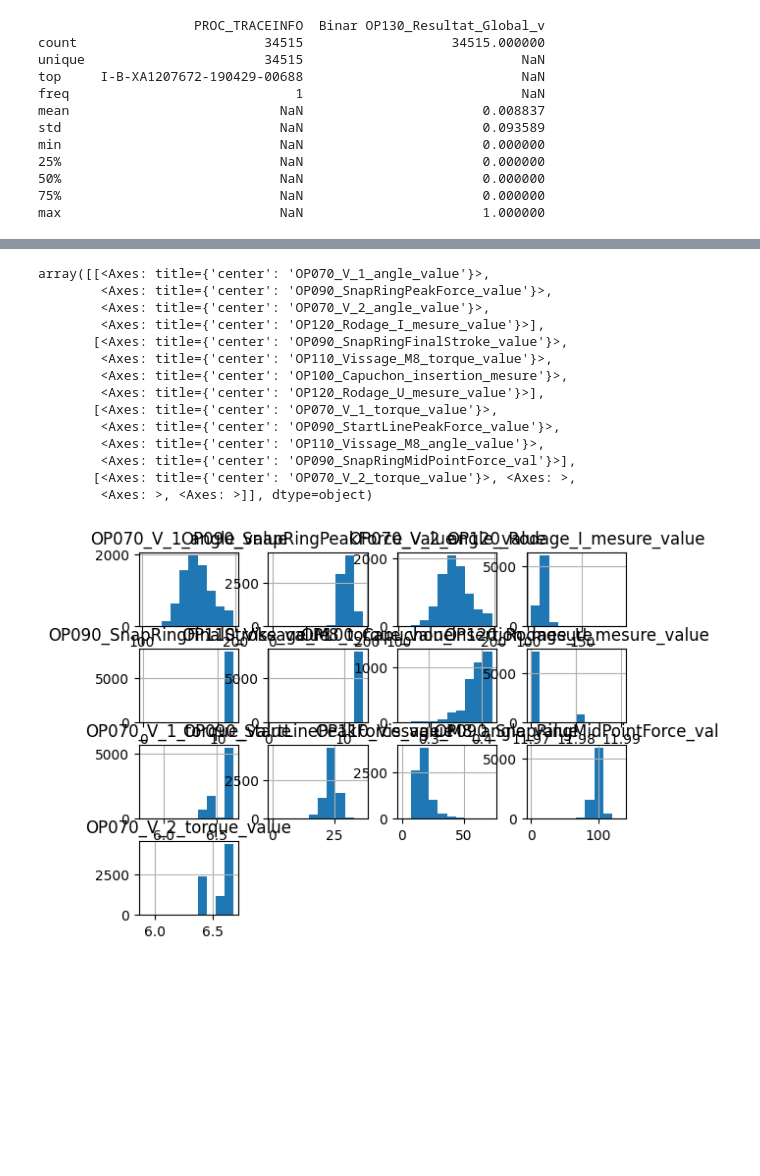
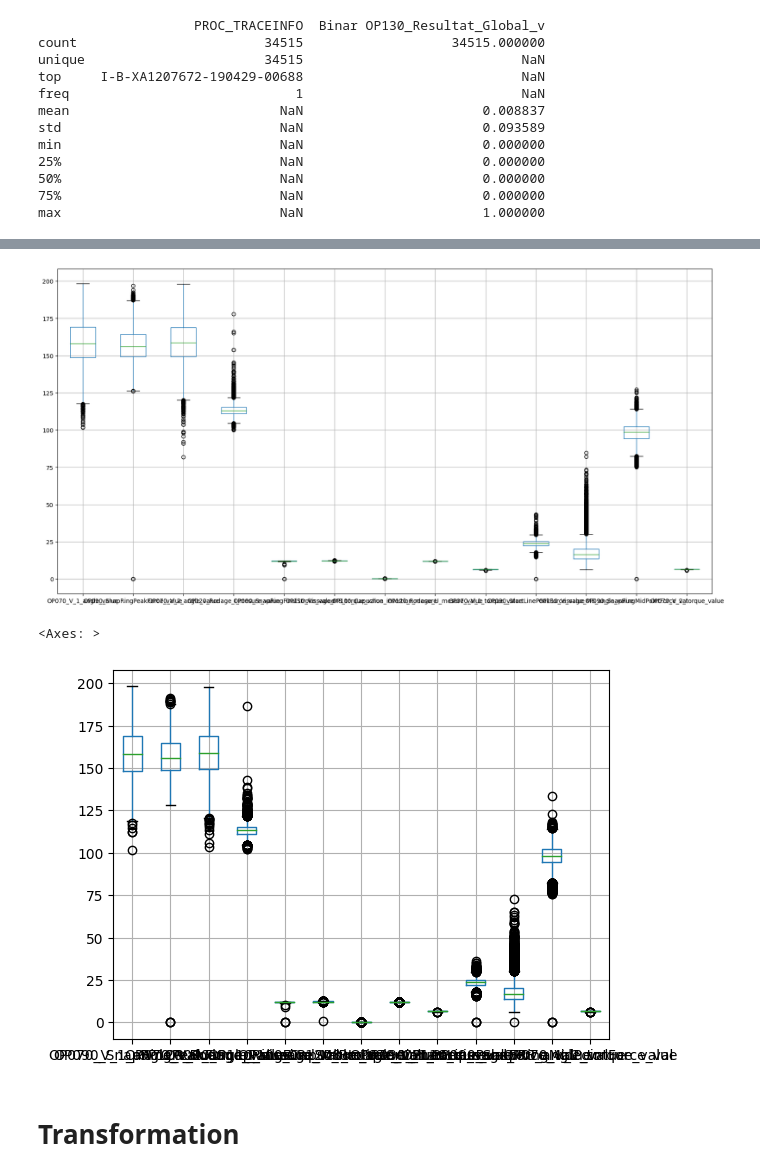
Before and after one commit to TonioHathos/AI_Valeo, a Jupyter notebook: Pre_processing_dataset.ipynb, the cells around one changed output, grey strips where cells are left out. Cells and saved outputs as stored; diff of their text form; code cells hidden in the pictures; blank space fills up the shorter version.

```diff
--- a/Pre_processing_dataset.ipynb
+++ b/Pre_processing_dataset.ipynb
@@ -155,18 +226,11 @@ max                            NaN                       1.000000
+# %%
+bp = df_training_inputs.boxplot(figsize=(20,10))
+# %% [output]
+[figure, added]
 # %%
-df_test_inputs.hist()
+df_test_inputs.boxplot()
 # %% [output]
-array([[<Axes: title={'center': 'OP070_V_1_angle_value'}>,
-        <Axes: title={'center': 'OP090_SnapRingPeakForce_value'}>,
-        <Axes: title={'center': 'OP070_V_2_angle_value'}>,
-        <Axes: title={'center': 'OP120_Rodage_I_mesure_value'}>],
-       [<Axes: title={'center': 'OP090_SnapRingFinalStroke_value'}>,
-        <Axes: title={'center': 'OP110_Vissage_M8_torque_value'}>,
-        <Axes: title={'center': 'OP100_Capuchon_insertion_mesure'}>,
-        <Axes: title={'center': 'OP120_Rodage_U_mesure_value'}>],
-       [<Axes: title={'center': 'OP070_V_1_torque_value'}>,
-        <Axes: title={'center': 'OP090_StartLinePeakForce_value'}>,
-        <Axes: title={'center': 'OP110_Vissage_M8_angle_value'}>,
-        <Axes: title={'center': 'OP090_SnapRingMidPointForce_val'}>],
-       [<Axes: title={'center': 'OP070_V_2_torque_value'}>, <Axes: >,
-        <Axes: >, <Axes: >]], dtype=object)
+<Axes: >
-[figure, old version]
+[figure, new version]
+# %% [markdown]
+# Transformation
```
Also changed, not shown: parts of 57 cells of this notebook.
